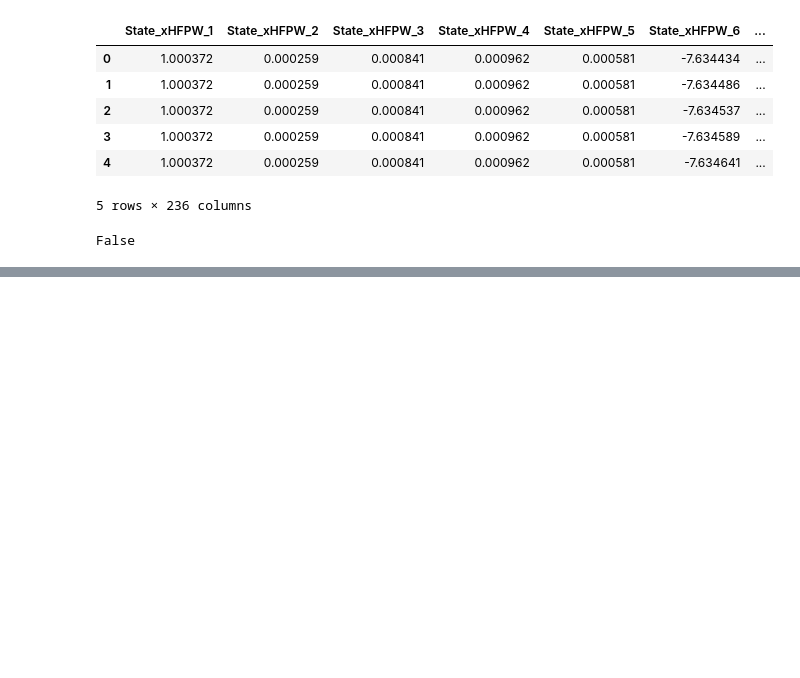
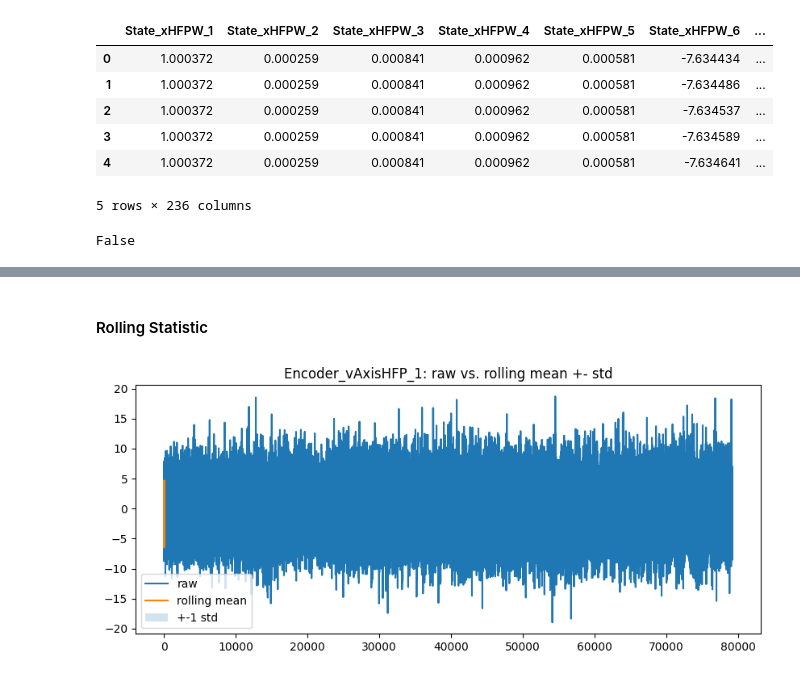
Before and after one commit to AshutoshJani/Realtime-Anomaly-Detection-for-Sensor-Data, a Jupyter notebook: explore.ipynb, the cells around one changed output, grey strips where cells are left out. Drawn from its saved outputs; the diff is of its cells as text; code cells hidden in the pictures; blank space fills up the shorter version.

```diff
--- a/explore.ipynb
+++ b/explore.ipynb
@@ -239,0 +403,3 @@ plt.show()
+# %%
+df9 = pd.read_csv('./Datasets/Dataset09_Demo_VerticalChirp.csv')
+df9.head()
@@ -239,0 +430,28 @@ plt.show()
+# %% [markdown]
+#### Rolling Statistic
+# %%
+window = 10
+
+# Compute rolling mean and std for all sensors:
+rolling_mean = df9.rolling(window=window, min_periods=1, center=False, on='Time').mean()
+rolling_std = df9.rolling(window=window, min_periods=1, center=False, on='Time').std()
+
+#  Other aggregations:
+rolling_median = df9.rolling(window, min_periods=1, on='Time').median()
+rolling_quantile = df9.rolling(window, min_periods=1, on='Time').quantile(0.95)
+rolling_var = df9.rolling(window, min_periods=1, on='Time').var()
+
+# 5. Visualize one sensor’s raw vs. rolling-mean/±std
+sensor = 'Encoder_vAxisHFP_1'
+plt.figure(figsize=(10,4))
+plt.plot(df9.index, df9[sensor], label='raw')
+plt.plot(rolling_mean['Time'], rolling_mean[sensor], label='rolling mean')
+plt.fill_between(rolling_mean.index,
+                 rolling_mean[sensor] - rolling_std[sensor],
+                 rolling_mean[sensor] + rolling_std[sensor],
+                 alpha=0.2, label='+-1 std')
+plt.legend()
+plt.title(f"{sensor}: raw vs. rolling mean +- std")
+plt.show()
+# %% [output]
+[figure, added]
```
Also changed, not shown: parts of 23 cells of this notebook, 2 other files.
